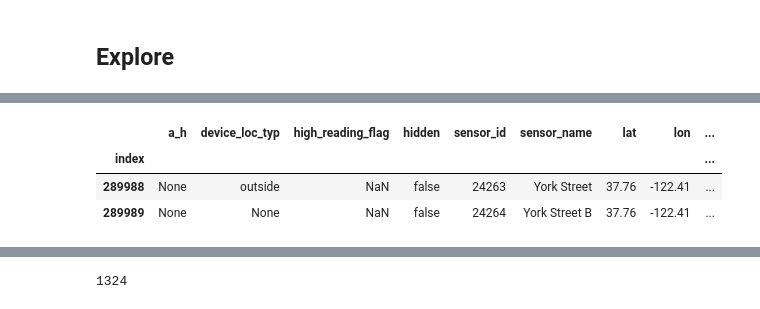
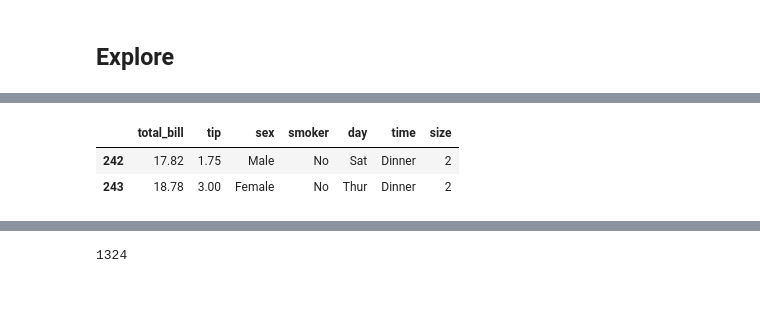
Before and after one commit to paulang1807/learn-python, a Jupyter notebook: python/Pandas.ipynb, the cells around one changed output, grey strips where cells are left out. Saved outputs shown, nothing was run; the diff lists cells and outputs as text; code cells hidden in the pictures.

```diff
--- a/python/Pandas.ipynb
+++ b/python/Pandas.ipynb
@@ -37,0 +107,13 @@ pd.concat((pd.read_csv(file) for file in files), axis=1)    # Column-wise concat
+# %%
+# https://github.com/mwaskom/seaborn-data
+tips = sns.load_dataset('tips')
+cars = sns.load_dataset('mpg')
+titanic = sns.load_dataset('titanic')
+flights = sns.load_dataset('flights')
+exercise = sns.load_dataset('exercise')
+diamonds = sns.load_dataset('diamonds')
+planets = sns.load_dataset('planets')
+dots = sns.load_dataset('dots')
+car_crashes = sns.load_dataset('car_crashes')
+fmri = sns.load_dataset('fmri')
+geyser = sns.load_dataset('geyser')
@@ -38,5 +134,8 @@ pd.concat((pd.read_csv(file) for file in files), axis=1)    # Column-wise concat
 # %% [markdown]
 ## Explore
+# %%
+# Shallow copy a dataframe
+df = tips.copy()
 # %%
 len(df), len(df1), len(df2)
 # %% [output]
@@ -54,7 +153,6 @@ df.head(2)
 # %%
-df1.tail(2)
+df.tail(2)
 # %% [output]
-|  | a_h | device_loc_typ | high_reading_flag | hidden | sensor_id | sensor_name | lat | lon | ... |
-| index |  |  |  |  |  |  |  |  | ... |
-| 289988 | None | outside | NaN | false | 24263 | York Street | 37.76 | -122.41 | ... |
-| 289989 | None | None | NaN | false | 24264 | York Street B | 37.76 | -122.41 | ... |
+|  | total_bill | tip | sex | smoker | day | time | size |
+| 242 | 17.82 | 1.75 | Male | No | Sat | Dinner | 2 |
+| 243 | 18.78 | 3.00 | Female | No | Thur | Dinner | 2 |
```
Also changed, not shown: parts of 73 cells of this notebook.
